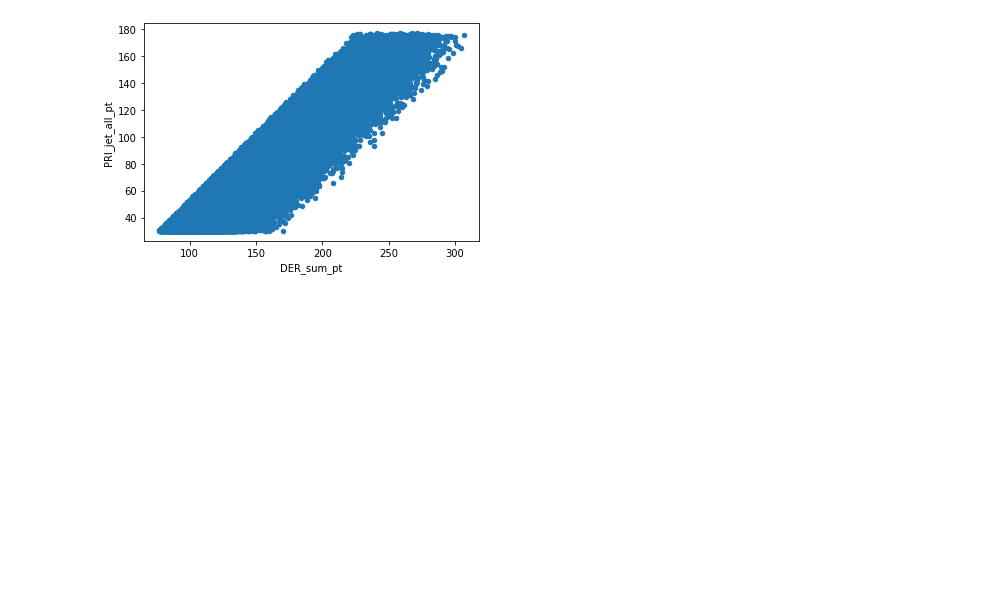
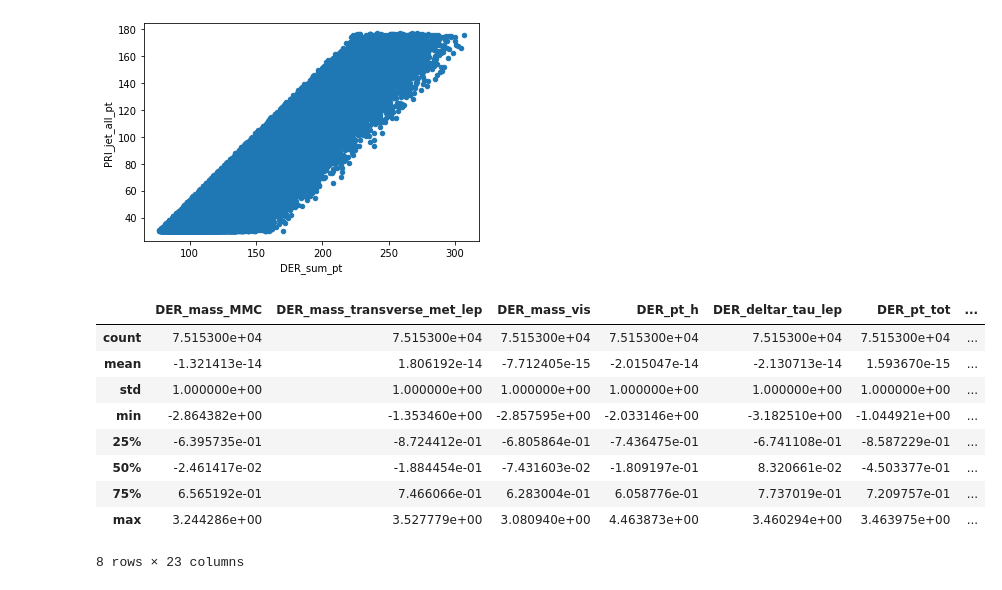
Before and after one commit to hugolepeytre/CS-433-machine-learning, a Jupyter notebook: project1/scripts/EDA.ipynb, the cells around one changed output. Cells and saved outputs as stored; diff of their text form; code cells hidden in the pictures; blank space fills up the shorter version.

Commit message:
Normalize continuous features

```diff
--- a/project1/scripts/EDA.ipynb
+++ b/project1/scripts/EDA.ipynb
@@ -289,5 +292,22 @@ sns.heatmap(corr, xticklabels=corr.columns, yticklabels=corr.columns,
 df_final.plot(kind='scatter', x='DER_sum_pt', y='PRI_jet_all_pt');
 # %% [output]
 [figure]
+# %%
+continuous_df = df_final.loc[:, (df_final.columns != 'Prediction') & (df_final.columns != 'PRI_jet_num')]
+continuous_df = (continuous_df - continuous_df.mean(axis=0)) / continuous_df.std(axis=0)
+# %%
+df_final.loc[:, (df_final.columns != 'Prediction') & (df_final.columns != 'PRI_jet_num')] = continuous_df
+df_final.describe()
+# %% [output]
+|  | DER_mass_MMC | DER_mass_transverse_met_lep | DER_mass_vis | DER_pt_h | DER_deltar_tau_lep | DER_pt_tot | ... |
+| count | 7.515300e+04 | 7.515300e+04 | 7.515300e+04 | 7.515300e+04 | 7.515300e+04 | 7.515300e+04 | ... |
+| mean | -1.321413e-14 | 1.806192e-14 | -7.712405e-15 | -2.015047e-14 | -2.130713e-14 | 1.593670e-15 | ... |
+| std | 1.000000e+00 | 1.000000e+00 | 1.000000e+00 | 1.000000e+00 | 1.000000e+00 | 1.000000e+00 | ... |
+| min | -2.864382e+00 | -1.353460e+00 | -2.857595e+00 | -2.033146e+00 | -3.182510e+00 | -1.044921e+00 | ... |
+| 25% | -6.395735e-01 | -8.724412e-01 | -6.805864e-01 | -7.436475e-01 | -6.741108e-01 | -8.587229e-01 | ... |
+| 50% | -2.461417e-02 | -1.884454e-01 | -7.431603e-02 | -1.809197e-01 | 8.320661e-02 | -4.503377e-01 | ... |
+| 75% | 6.565192e-01 | 7.466066e-01 | 6.283004e-01 | 6.058776e-01 | 7.737019e-01 | 7.209757e-01 | ... |
+| max | 3.244286e+00 | 3.527779e+00 | 3.080940e+00 | 4.463873e+00 | 3.460294e+00 | 3.463975e+00 | ... |
+8 rows × 23 columns
 # %%
 df_final.to_csv("../data/train_clean.csv")
```
Also changed, not shown: parts of 1 cell of this notebook, 3 other files.
